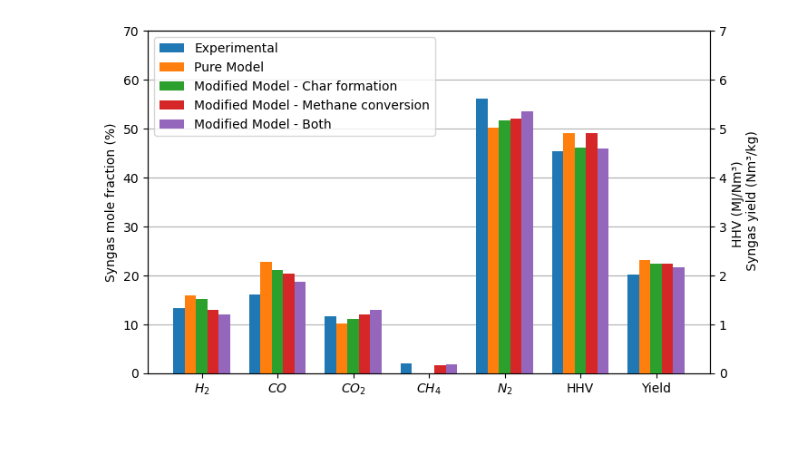
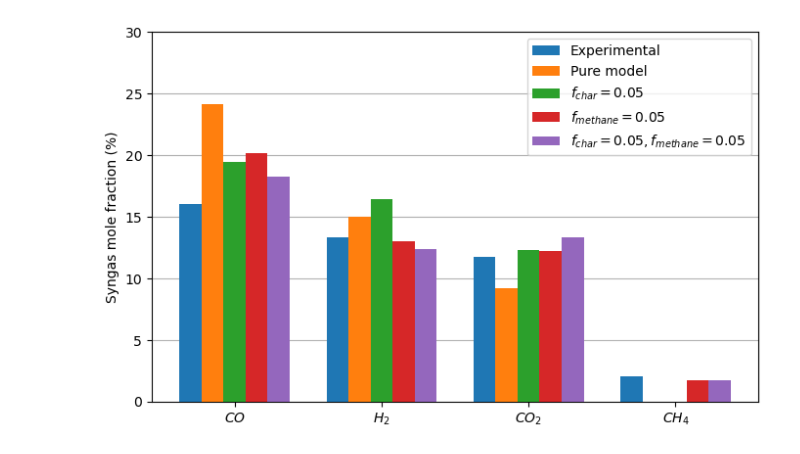
Before and after one commit to jubaldi/gasification, a Jupyter notebook: drogu.ipynb, the cells around one changed output. Drawn from its saved outputs; the diff is of its cells as text; code cells hidden in the pictures.

Commit message:
Changed experimental comparisons

```diff
--- a/drogu.ipynb
+++ b/drogu.ipynb
@@ -49,7 +58,7 @@ for i, dryFeed in enumerate(dryFeedRate):
     fuels.append(fuel)
     air = fs.create_air_stream(airFlow[i])
     airs.append(air)
-    outlet = gs.gasify_nonisot(fuel, air, heatLossFraction=0.1)
+    outlet = gs.gasify_nonisot(fuel, air, heatLossFraction=0.0)
     outlets.append(outlet)
     stoichAir = fs.create_air_from_ER(fuel, 1.0)
     ER = air.get_mass() / stoichAir.get_mass()
@@ -134,15 +121,16 @@ for i, fuel in enumerate(fuels):
     air = airs[i]
     ER = ERs[i]
     T = temperatures[i]
-    charFormation = char(ER, 100*moistDB, T, ultimate[0], ultimate[1], ultimate[2], 100*ashDB)
-    methaneConversion = met(ER, 100*moistDB, T, ultimate[0], ultimate[1], ultimate[2], 100*ashDB)
+    # charFormation = char(ER, 100*moistDB, T, ultimate[0], ultimate[1], ultimate[2], 100*ashDB)
+    # methaneConversion = met(ER, 100*moistDB, T, ultimate[0], ultimate[1], ultimate[2], 100*ashDB)
     # print(charFormation, methaneConversion)
-    outlet = gs.gasify_nonisot(fuel, air, charFormation=0, directMethaneConv=0.05, heatLossFraction=0.1)
+    outlet = gs.gasify_nonisot(fuel, air, charFormation=0, directMethaneConv=0.05, heatLossFraction=0.0)
     outlets_met.append(outlet)
 
 syngasHHV_met = np.array([out.get_syngas_hhv(basis='vol', water=False, nitrogen=True) for out in outlets_met])
 syngasFlow_met = np.array([out.get_syngas_amount(basis='vol', water=False, nitrogen=True) for out in outlets_met])
 syngasYield_met = syngasFlow_met / feedRate
+syngasCGE_met = np.array([out.get_syngas_CGE() for out in outlets_met])
 temperatures_met = np.array([out.T for out in outlets_met]) # K
 H2_met = np.array([100*out.get_syngas_fraction(species='H2', water=False, nitrogen=True) for out in outlets_met])
 N2_met = np.array([100*out.get_syngas_fraction(species='N2', water=False, nitrogen=True) for out in outlets_met])
@@ -167,15 +143,16 @@ for i, fuel in enumerate(fuels):
     air = airs[i]
     ER = ERs[i]
     T = temperatures[i]
-    charFormation = char(ER, 100*moistDB, T, ultimate[0], ultimate[1], ultimate[2], 100*ashDB)
-    methaneConversion = met(ER, 100*moistDB, T, ultimate[0], ultimate[1], ultimate[2], 100*ashDB)
-    print(charFormation, methaneConversion)
-    outlet = gs.gasify_nonisot(fuel, air, charFormation=0.05, directMethaneConv=0.05, heatLossFraction=0.1)
+    # charFormation = char(ER, 100*moistDB, T, ultimate[0], ultimate[1], ultimate[2], 100*ashDB)
+    # methaneConversion = met(ER, 100*moistDB, T, ultimate[0], ultimate[1], ultimate[2], 100*ashDB)
+    # print(charFormation, methaneConversion)
+    outlet = gs.gasify_nonisot(fuel, air, charFormation=0.05, directMethaneConv=0.05, heatLossFraction=0.0)
     outlets_both.append(outlet)
 
 syngasHHV_both = np.array([out.get_syngas_hhv(basis='vol', water=False, nitrogen=True) for out in outlets_both])
 syngasFlow_both = np.array([out.get_syngas_amount(basis='vol', water=False, nitrogen=True) for out in outlets_both])
 syngasYield_both = syngasFlow_both / feedRate
+syngasCGE_both = np.array([out.get_syngas_CGE() for out in outlets_both])
 temperatures_both = np.array([out.T for out in outlets_both]) # K
 H2_both = np.array([100*out.get_syngas_fraction(species='H2', water=False, nitrogen=True) for out in outlets_both])
 N2_both = np.array([100*out.get_syngas_fraction(species='N2', water=False, nitrogen=True) for out in outlets_both])
@@ -203,45 +162,28 @@ CO2_both = np.array([100*out.get_syngas_fraction(species='CO2', water=False, nit
 # %%
-frac_groups = ['$H_2$', '$CO$', '$CO_2$', '$CH_4$', '$N_2$']
-exp_frac = [np.average(H2_exp), np.average(CO_exp), np.average(CO2_exp), np.average(CH4_exp), np.average(N2_exp)]
-pure_model_frac = [np.average(H2), np.average(CO), np.average(CO2), np.average(CH4), np.average(N2)]
-char_model_frac = [np.average(H2_char), np.average(CO_char), np.average(CO2_char), np.average(CH4_char), np.average(N2_char)]
-met_model_frac = [np.average(H2_met), np.average(CO_met), np.average(CO2_met), np.average(CH4_met), np.average(N2_met)]
-both_model_frac = [np.average(H2_both), np.average(CO_both), np.average(CO2_both), np.average(CH4_both), np.average(N2_both)]
-
-prop_groups = ['HHV', 'Yield']
-exp_props = [np.average(HHV_exp), np.average(gasYield_exp)]
-pure_model_props = [np.average(syngasHHV), np.average(syngasYield)]
-char_model_props = [np.average(syngasHHV_char), np.average(syngasYield_char)]
-met_model_props = [np.average(syngasHHV_met), np.average(syngasYield_met)]
-both_model_props = [np.average(syngasHHV_both), np.average(syngasYield_both)]
+frac_groups = ['$CO$', '$H_2$', '$CO_2$', '$CH_4$']
+exp_frac = [np.average(CO_exp), np.average(H2_exp), np.average(CO2_exp), np.average(CH4_exp)]
+pure_model_frac = [np.average(CO), np.average(H2), np.average(CO2), np.average(CH4)]
+char_model_frac = [np.average(CO_char), np.average(H2_char), np.average(CO2_char), np.average(CH4_char)]
+met_model_frac = [np.average(CO_met), np.average(H2_met), np.average(CO2_met), np.average(CH4_met)]
+both_model_frac = [np.average(CO_both), np.average(H2_both), np.average(CO2_both), np.average(CH4_both)]
 
 X_axis1 = np.arange(len(frac_groups))
-X_axis2 = np.arange(X_axis1[-1]+1, X_axis1[-1]+1+len(prop_groups))
 
 w = 0.15
 
-fig, ax1 = plt.subplots(figsize=(8,5), dpi=100)
-ax1.bar(X_axis1 - 2*w, exp_frac, w, label='Experimental', zorder=3)
-ax1.bar(X_axis1 - w, pure_model_frac, w, label='Pure model', zorder=3)
-ax1.bar(X_axis1, char_model_frac, w, label='Modified model - Char formation', zorder=3)
-ax1.bar(X_axis1 + w, met_model_frac, w, label='Modified model - Methane conversion', zorder=3)
-ax1.bar(X_axis1 + 2*w, both_model_frac, w, label='Modified model - Both', zorder=3)
-ax1.set_ylabel("Syngas mole fraction (%)")
-ax1.grid(zorder=0, axis='y')
-ax1.set_ylim(0, 70)
+fig = plt.figure(figsize=(8,5), dpi=100)
+plt.bar(X_axis1 - 2*w, exp_frac, w, label='Experimental', zorder=3)
+plt.bar(X_axis1 - w, pure_model_frac, w, label='Pure model', zorder=3)
+plt.bar(X_axis1, char_model_frac, w, label='$f_{char} = 0.05$', zorder=3)
+plt.bar(X_axis1 + w, met_model_frac, w, label='$f_{methane} = 0.05$', zorder=3)
+plt.bar(X_axis1 + 2*w, both_model_frac, w, label='$f_{char} = 0.05, f_{methane} = 0.05$', zorder=3)
+plt.ylabel("Syngas mole fraction (%)")
+plt.xticks(X_axis1, frac_groups)
+plt.grid(zorder=0, axis='y')
+plt.ylim(0, 30)
 
-ax2 = ax1.twinx()
-ax2.bar(X_axis2 - 2*w, exp_props, w, label='Experimental', zorder=3)
-ax2.bar(X_axis2 - w, pure_model_props, w, label='Pure Model', zorder=3)
-ax2.bar(X_axis2, char_model_props, w, label='Modified Model - Char formation', zorder=3)
-ax2.bar(X_axis2 + w, met_model_props, w, label='Modified Model - Methane conversion', zorder=3)
-ax2.bar(X_axis2 + 2*w, both_model_props, w, label='Modified Model - Both', zorder=3)
-plt.xticks(np.append(X_axis1,X_axis2), frac_groups+prop_groups)
-ax2.set_ylabel("HHV (MJ/Nm³) \n Syngas yield (Nm³/kg)")
-ax2.set_ylim(0, 7)
-
-plt.legend(loc='upper left')
-plt.savefig('figures/drogu.png')
+plt.legend(loc='best')
+plt.savefig('figures/drogu1.png')
 plt.show()
 # %% [output]
-[figure, old version]
+[figure, new version]
```
Also changed, not shown: parts of 9 cells of this notebook, 17 other files.
